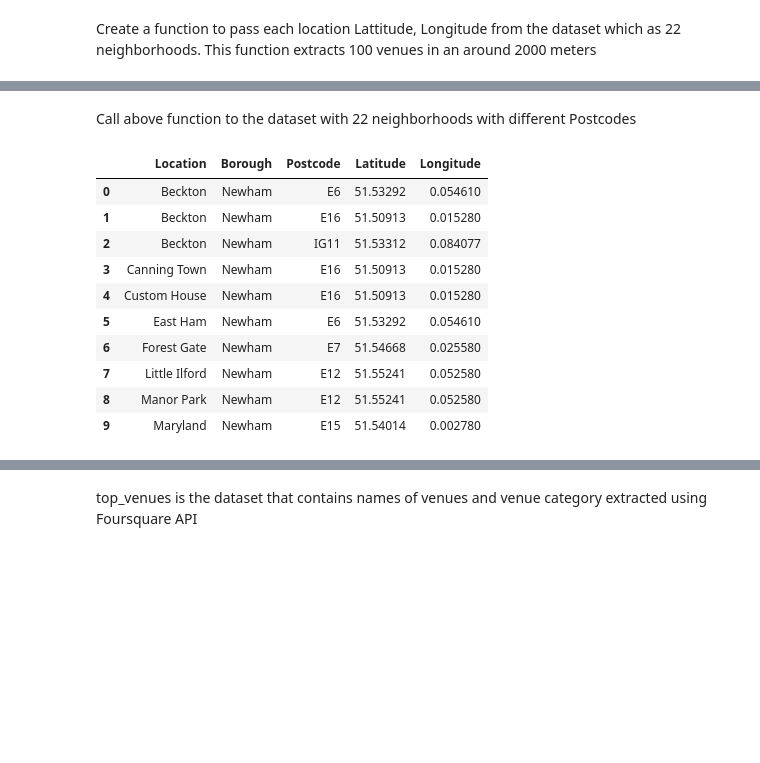
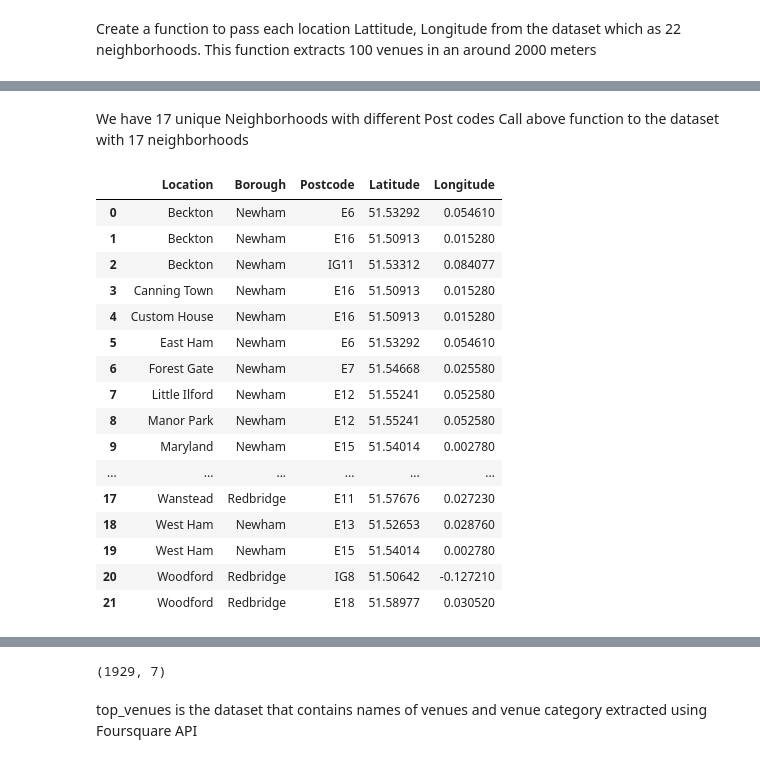
Before and after one commit to madanuprashanth/Coursera_Capstone, a Jupyter notebook: Coursera_Capstone_Project_Week1.ipynb, the cells around one changed output, grey strips where cells are left out. Saved outputs shown, nothing was run; the diff lists cells and outputs as text; code cells hidden in the pictures; blank space fills up the shorter version.

```diff
--- a/Coursera_Capstone_Project_Week1.ipynb
+++ b/Coursera_Capstone_Project_Week1.ipynb
@@ -197,3 +207,6 @@ df_asian_top3.head()
 | 2 | Beckton | Newham | IG11 |
 | 3 | Canning Town | Newham | E16 |
 | 4 | Custom House | Newham | E16 |
+# %%
+df_asian_top3["Postcode"] = df_asian_top3["Postcode"].str.strip()
+df_asian_top3["Postcode"].value_counts()
@@ -436,19 +476,26 @@ def getNearbyVenues(names, latitudes, longitudes, radius=2000):
 # %% [markdown]
-Call above function to the dataset with 22 neighborhoods with different Postcodes
+We have 17 unique Neighborhoods with different Post codes
+Call above function to the dataset with 17 neighborhoods
 # %%
-df_asian_top3.head(10)
+df_asian_top3.head()
 # %% [output]
 |  | Location | Borough | Postcode | Latitude | Longitude |
 | 0 | Beckton | Newham | E6 | 51.53292 | 0.054610 |
 | 1 | Beckton | Newham | E16 | 51.50913 | 0.015280 |
 | 2 | Beckton | Newham | IG11 | 51.53312 | 0.084077 |
 | 3 | Canning Town | Newham | E16 | 51.50913 | 0.015280 |
 | 4 | Custom House | Newham | E16 | 51.50913 | 0.015280 |
 | 5 | East Ham | Newham | E6 | 51.53292 | 0.054610 |
 | 6 | Forest Gate | Newham | E7 | 51.54668 | 0.025580 |
 | 7 | Little Ilford | Newham | E12 | 51.55241 | 0.052580 |
 | 8 | Manor Park | Newham | E12 | 51.55241 | 0.052580 |
 | 9 | Maryland | Newham | E15 | 51.54014 | 0.002780 |
+| ... | ... | ... | ... | ... | ... |
+| 17 | Wanstead | Redbridge | E11 | 51.57676 | 0.027230 |
+| 18 | West Ham | Newham | E13 | 51.52653 | 0.028760 |
+| 19 | West Ham | Newham | E15 | 51.54014 | 0.002780 |
+| 20 | Woodford | Redbridge | IG8 | 51.50642 | -0.127210 |
+| 21 | Woodford | Redbridge | E18 | 51.58977 | 0.030520 |
 # %%
 top_venues = getNearbyVenues(names=df_asian_top3['Location'],
                                    latitudes=df_asian_top3['Latitude'],
@@ -472,6 +519,10 @@ Fetching Venues for the neighborhood:West Ham(51.52653000000004, 0.0287600000000
 Fetching Venues for the neighborhood:West Ham(51.540140000000065, 0.0027800000000297587)
 Fetching Venues for the neighborhood:Woodford(51.50642000000005, -0.1272099999999341)
 Fetching Venues for the neighborhood:Woodford(51.589770000000044, 0.030520000000024083)
+# %%
+top_venues.shape
+# %% [output]
+(1929, 7)
 # %% [markdown]
 top_venues is the dataset that contains names of venues and venue category extracted using Foursquare API
 # %%
```
Also changed, not shown: parts of 28 cells of this notebook.
